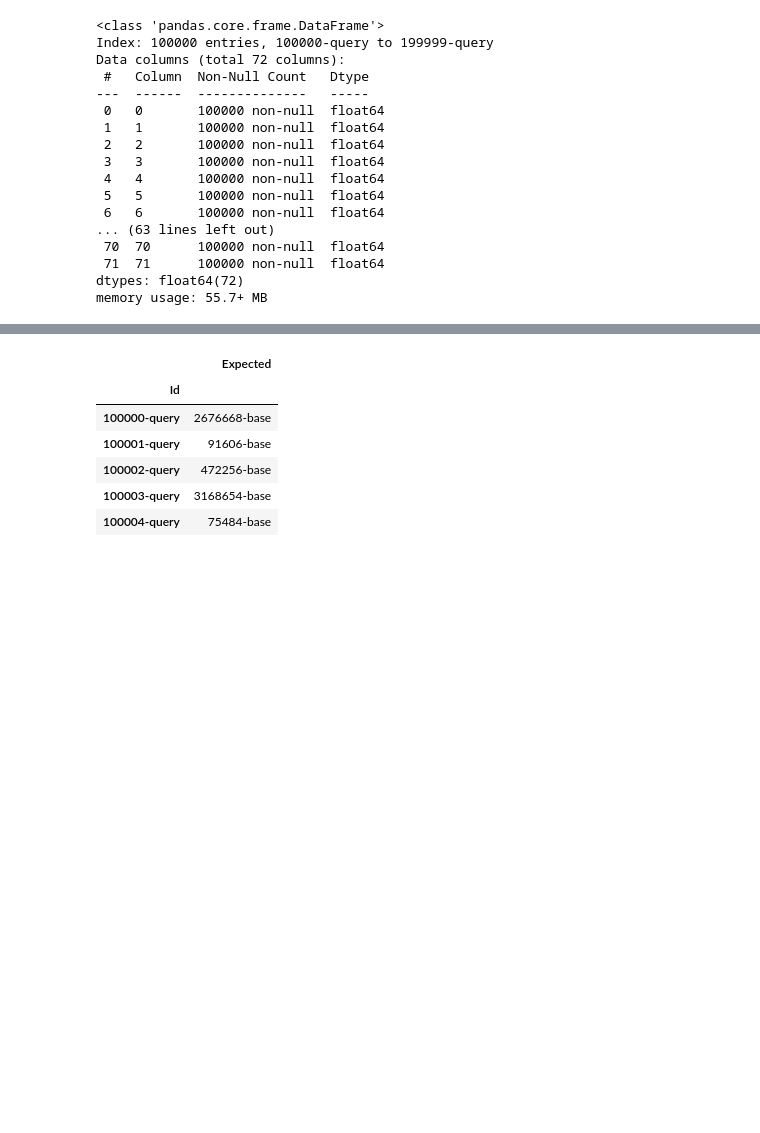
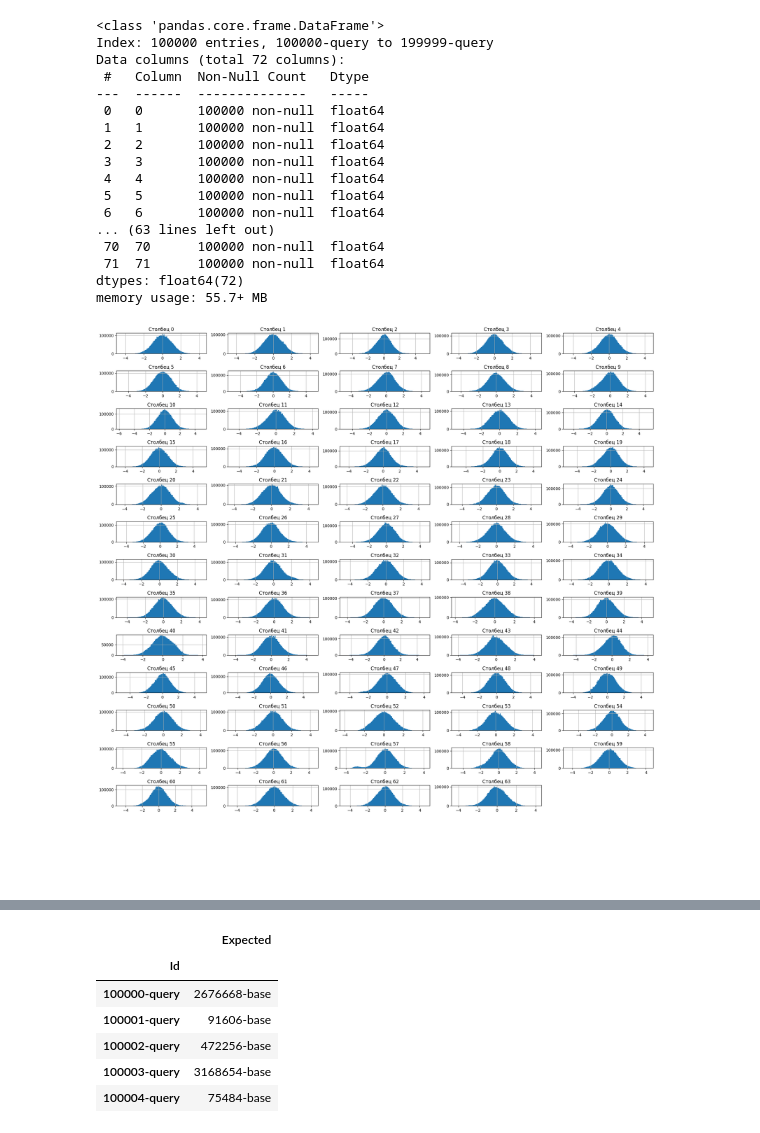
Before and after one commit to colDPiold/leonov_masterskaya_2, a Jupyter notebook: leonov_master_2.ipynb, the cells around one changed output, grey strips where cells are left out. Cells and saved outputs as stored; diff of their text form; code cells hidden in the pictures; blank space fills up the shorter version.

```diff
--- a/leonov_master_2.ipynb
+++ b/leonov_master_2.ipynb
@@ -96,3 +96,3 @@ df_base.tail(5)
 5 rows × 72 columns
 # %%
-df_base.fillna(0,inplace=True)
+df_base.dropna(axis=0,inplace=True)
@@ -107,13 +109,15 @@ Index(['0', '1', '2', '3', '4', '5', '6', '7', '8', '9', '10', '11', '12',
        '61', '62', '63', '64', '65', '66', '67', '68', '69', '70', '71'],
       dtype='object')
 # %%
-df_base_non_normal = ['70','65','63','59','44','33','25','21','6']
+df_base_non_normal = ['70','65','59','44','33','25','21','6']
 df_base_normal = ['0', '1', '2', '3', '4', '5', '7', '8', '9', '10', '11', '12',
        '13', '14', '15', '16', '17', '18', '19', '20', '22', '23', '24', '26', '27', '28', '29', '30', '31', '32'
         , '34', '35', '36',
        '37', '38', '39', '40', '41', '42', '43', '45', '46', '47', '48',
        '49', '50', '51', '52', '53', '54', '55', '56', '57', '58', '60',
-       '61', '62', '64', '66', '67', '68', '69', '71']
+       '61', '62', '63','64', '66', '67', '68', '69', '71']
+# %%
+df_base.drop(columns=df_base_non_normal,inplace=True)
 # %%
 try:
     df_train = pd.read_csv("/Users/coldpiold/Desktop/practicum/мастерская_2/train.csv", index_col=0)
@@ -220,0 +187,38 @@ memory usage: 55.7+ MB
+# %%
+st_scaler = StandardScaler()
+
+#mm_scaler = MinMaxScaler()
+
+
+st_scaler.fit(df_base[df_base_normal])
+#mm_scaler.fit(df_base[df_base_non_normal])
+
+df_base_st_scaled = pd.DataFrame(data=st_scaler.transform(df_base[df_base_normal]),
+                                index=df_base.index,
+                                columns=df_base_normal)
+
+# df_base_mm_scaled = pd.DataFrame(data=mm_scaler.transform(df_base[df_base_non_normal]),
+#                                 index=df_base.index,
+#                                 columns=df_base_non_normal)
+
+df_base_scaled = df_base_st_scaled.copy() #pd.concat([df_base_st_scaled,df_base_mm_scaled],axis=1)
+
+#display(df_base_scaled)
+# %%
+num_columns = df_base_scaled.shape[1]
+num_rows = 15
+num_cols = 5
+
+fig, axes = plt.subplots(num_rows, num_cols, figsize=(20, 20))
+
+for i, ax in enumerate(axes.flat):
+    if i < num_columns:
+        df_base_scaled.iloc[:, i].hist(bins=100, ax=ax)
+        ax.set_title(f'Столбец {i}')
+    else:
+        ax.axis('off')
+
+plt.tight_layout()
+plt.show()
+# %% [output]
+[figure, added]
```
Also changed, not shown: parts of 24 cells of this notebook.
